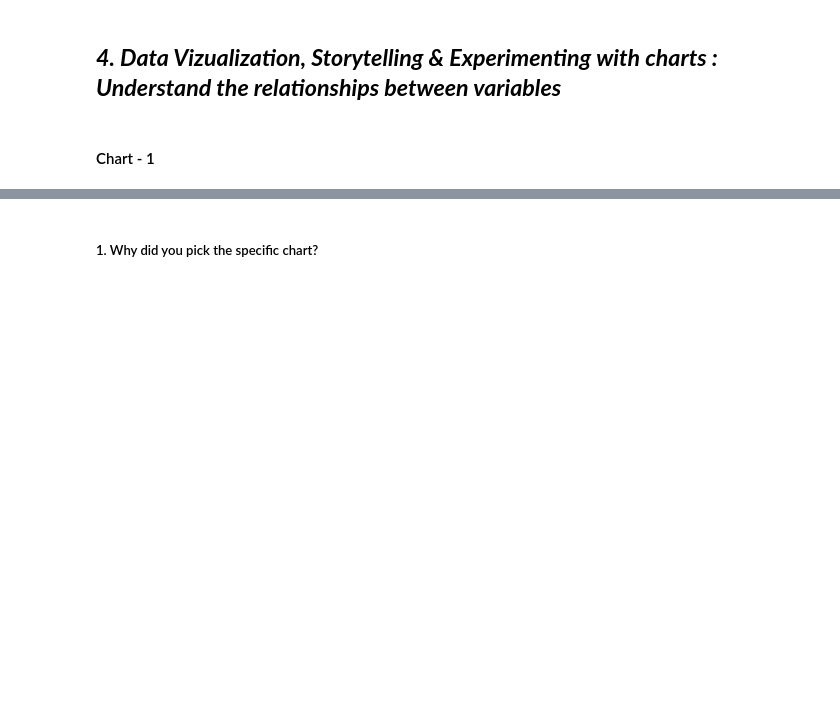
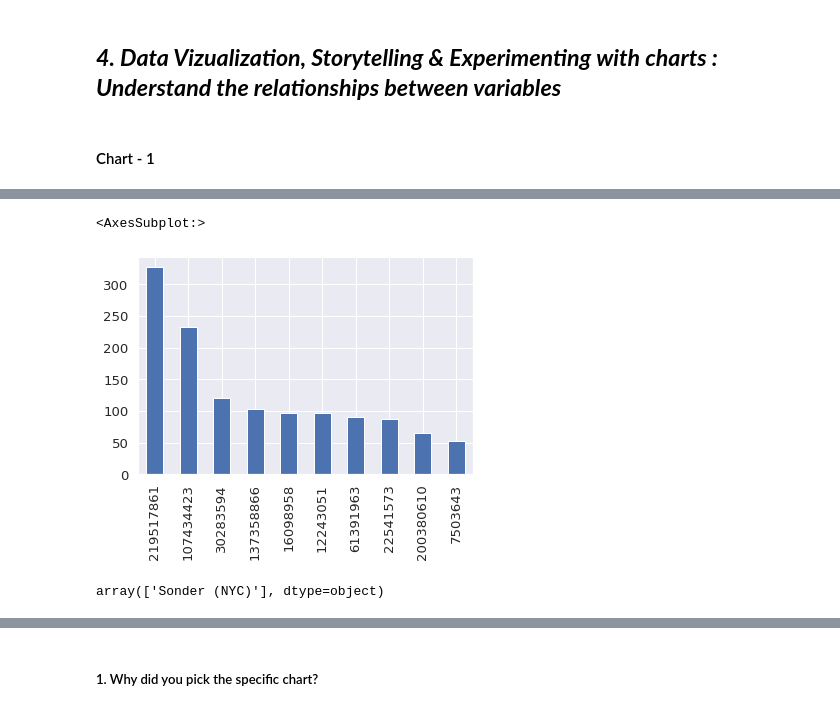
Before and after one commit to p0shivhare/Airbnb-Booking-Analysis, a Jupyter notebook: Airbnb_Booking_Analysis.ipynb, the cells around one changed output, grey strips where cells are left out. Saved outputs shown, nothing was run; the diff lists cells and outputs as text; code cells hidden in the pictures; blank space fills up the shorter version.

```diff
--- a/Airbnb_Booking_Analysis.ipynb
+++ b/Airbnb_Booking_Analysis.ipynb
@@ -321,0 +325,10 @@ Answer Here.
+# %%
+pd.value_counts(df['host_id'])[:10].plot.bar()
+# %% [output]
+<AxesSubplot:>
+[figure, added]
+# %%
+# Let's determine which host_name has the highest number of apartments
+df[df['host_id']==219517861]['host_name'].unique()
+# %% [output]
+array(['Sonder (NYC)'], dtype=object)
```
Also changed, not shown: parts of 5 cells of this notebook.
